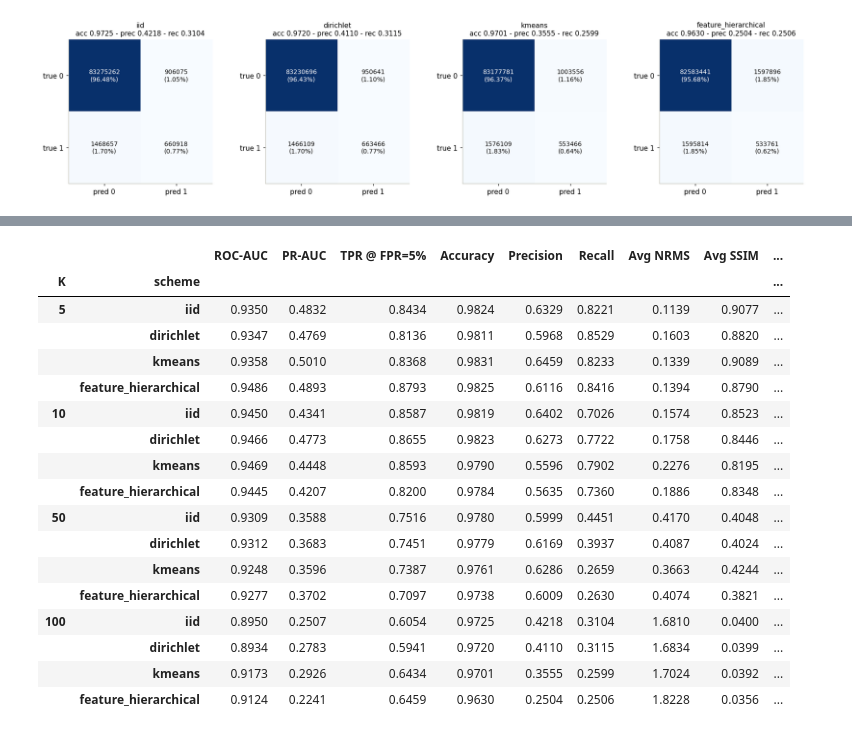
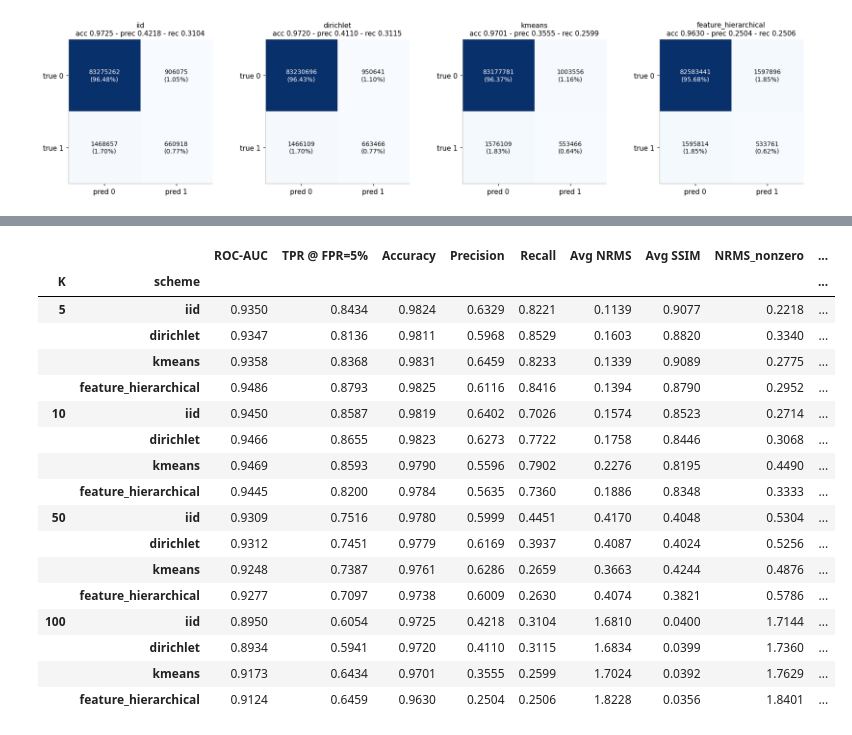
Before and after one commit to beppSpedicato/FedCircuitNet, a Jupyter notebook: show_sweep_clients_result.ipynb, the cells around one changed output, grey strips where cells are left out. Drawn from its saved outputs; the diff is of its cells as text; code cells hidden in the pictures.

```diff
--- a/show_sweep_clients_result.ipynb
+++ b/show_sweep_clients_result.ipynb
@@ -496,22 +414,0 @@ if not partition_df.empty:
-# %%
-# Cross-size comparison of the partition statistics.
-if not partition_df.empty:
-    panels = [
-        ('mean JS (design, clock, util)', 'mean JS vs global (bits)'),
-        ('size CV', 'client-size CV'),
-        ('clients < E*B', 'clients below E*B (share)'),
-    ]
-    fig, axes = plt.subplots(1, len(panels), figsize=(4.6 * len(panels), 3.6), constrained_layout=True)
-    for ax, (col, title) in zip(axes, panels):
-        for scheme in SCHEMES:
-            if scheme not in partition_df.index.get_level_values('scheme'):
-                continue
-            sub = partition_df.xs(scheme, level='scheme')
-            y = sub[col] / sub['clients'] if col == 'clients < E*B' else sub[col]
-            ax.plot(sub.index, y, color=SCHEME_COLOR[scheme], marker=SCHEME_MARKER[scheme], label=scheme)
-        ax.set_title(title)
-        log_k_axis(ax)
-    scheme_legend(axes[0])
-    fig.suptitle('Partition statistics across participation sizes')
-    plt.show()
-    plt.close(fig)
@@ -894,10 +781,6 @@ def plot_roc(ax, c, color, label):
     ax.plot(f, t, color=color, label=f"{label} (ROC-AUC={c['roc_auc']:.4f})")
 
 
-def plot_pr(ax, c, color, label):
-    ax.plot(c['recall'], c['precision'], color=color, label=f"{label} (PR-AUC={c['pr_auc']:.4f})")
-
-
 def finish(ax, kind, title):
     if kind == 'roc':
         ax.plot([0, MAX_FPR], [0, MAX_FPR], linestyle='--', color=MUTED, linewidth=1)
@@ -913,8 +796,7 @@ def finish(ax, kind, title):
     if ax.lines:
         ax.legend(fontsize=7, loc='center right' if kind == 'roc' else 'lower left')
 
-
-for kind, plot in (('roc', plot_roc), ('pr', plot_pr)):
+for kind, plot in [('roc', plot_roc)]:
     if not any(curves.values()):
         break
     # One panel per K, schemes overlaid.
@@ -998,6 +876,6 @@ From `drc_augmented_metrics.py` (`fedavg_drc_augmented_metrics_sweep_clients`, f
 # %%
-AUG_METRICS = ['NRMS', 'NRMS_design_with_violations', 'NRMS_nonzero',
-               'MAE', 'MAE_design_with_violations', 'MAE_nonzero']
+AUG_METRICS = ['NRMS', 'NRMS_nonzero',
+               'MAE', 'MAE_nonzero']
 
 aug_rows, aug_values = [], {}
 for scheme, K, run in ordered(aug_runs):
@@ -1058,53 +927,50 @@ for K in KS:
     for scheme in SCHEMES:
         key = (scheme, K)
         if key not in test_runs and key not in aug_runs:
             continue
         run = test_runs.get(key)
         c = curves.get(key) or {}
         cm = confusions.get(key)
         vals = test_values.get(key, {})
         row = {
             'K': K,
             'scheme': scheme,
             'ROC-AUC': c.get('roc_auc', np.nan),
-            'PR-AUC': c.get('pr_auc', np.nan),
             'TPR @ FPR=5%': c.get('tpr@fpr5', np.nan),
             'Accuracy': last_value(run, 'Test Accuracy', {'subset': 'test'}) if run else np.nan,
             'Precision': last_value(run, 'Test Precision', {'subset': 'test'}) if run else np.nan,
             'Recall': cm[1, 1] / cm[1].sum() if cm is not None and cm[1].sum() else np.nan,
             'Avg NRMS': float(vals['NRMS'].mean()) if vals.get('NRMS', np.array([])).size else np.nan,
             'Avg SSIM': float(vals['SSIM'].mean()) if vals.get('SSIM', np.array([])).size else np.nan,
         }
         for metric in ('NRMS_nonzero', 'MAE_nonzero'):
             row[metric] = aug_df.loc[key[::-1], metric] if not aug_df.empty and key[::-1] in aug_df.index else np.nan
         if not loss_df.empty and key[::-1] in loss_df.index:
             row[f'train loss (last {SMOOTH})'] = loss_df.loc[key[::-1], f'mean loss, last {SMOOTH} rounds']
-        if not comm_df.empty and key[::-1] in comm_df.index:
-            row['total comm (MB)'] = comm_df.loc[key[::-1], 'total comm (MB)']
         final_rows.append(row)
 
 final_df = pd.DataFrame(final_rows)
 if not final_df.empty:
     final_df = final_df.set_index(['K', 'scheme'])
     display(final_df.round(4))
 # %% [output]
-|  |  | ROC-AUC | PR-AUC | TPR @ FPR=5% | Accuracy | Precision | Recall | Avg NRMS | Avg SSIM | ... |
+|  |  | ROC-AUC | TPR @ FPR=5% | Accuracy | Precision | Recall | Avg NRMS | Avg SSIM | NRMS_nonzero | ... |
 | K | scheme |  |  |  |  |  |  |  |  | ... |
-| 5 | iid | 0.9350 | 0.4832 | 0.8434 | 0.9824 | 0.6329 | 0.8221 | 0.1139 | 0.9077 | ... |
-|  | dirichlet | 0.9347 | 0.4769 | 0.8136 | 0.9811 | 0.5968 | 0.8529 | 0.1603 | 0.8820 | ... |
-|  | kmeans | 0.9358 | 0.5010 | 0.8368 | 0.9831 | 0.6459 | 0.8233 | 0.1339 | 0.9089 | ... |
-|  | feature_hierarchical | 0.9486 | 0.4893 | 0.8793 | 0.9825 | 0.6116 | 0.8416 | 0.1394 | 0.8790 | ... |
-| 10 | iid | 0.9450 | 0.4341 | 0.8587 | 0.9819 | 0.6402 | 0.7026 | 0.1574 | 0.8523 | ... |
-|  | dirichlet | 0.9466 | 0.4773 | 0.8655 | 0.9823 | 0.6273 | 0.7722 | 0.1758 | 0.8446 | ... |
-|  | kmeans | 0.9469 | 0.4448 | 0.8593 | 0.9790 | 0.5596 | 0.7902 | 0.2276 | 0.8195 | ... |
-|  | feature_hierarchical | 0.9445 | 0.4207 | 0.8200 | 0.9784 | 0.5635 | 0.7360 | 0.1886 | 0.8348 | ... |
-| 50 | iid | 0.9309 | 0.3588 | 0.7516 | 0.9780 | 0.5999 | 0.4451 | 0.4170 | 0.4048 | ... |
-|  | dirichlet | 0.9312 | 0.3683 | 0.7451 | 0.9779 | 0.6169 | 0.3937 | 0.4087 | 0.4024 | ... |
-|  | kmeans | 0.9248 | 0.3596 | 0.7387 | 0.9761 | 0.6286 | 0.2659 | 0.3663 | 0.4244 | ... |
-|  | feature_hierarchical | 0.9277 | 0.3702 | 0.7097 | 0.9738 | 0.6009 | 0.2630 | 0.4074 | 0.3821 | ... |
-| 100 | iid | 0.8950 | 0.2507 | 0.6054 | 0.9725 | 0.4218 | 0.3104 | 1.6810 | 0.0400 | ... |
-|  | dirichlet | 0.8934 | 0.2783 | 0.5941 | 0.9720 | 0.4110 | 0.3115 | 1.6834 | 0.0399 | ... |
-|  | kmeans | 0.9173 | 0.2926 | 0.6434 | 0.9701 | 0.3555 | 0.2599 | 1.7024 | 0.0392 | ... |
-|  | feature_hierarchical | 0.9124 | 0.2241 | 0.6459 | 0.9630 | 0.2504 | 0.2506 | 1.8228 | 0.0356 | ... |
+| 5 | iid | 0.9350 | 0.8434 | 0.9824 | 0.6329 | 0.8221 | 0.1139 | 0.9077 | 0.2218 | ... |
+|  | dirichlet | 0.9347 | 0.8136 | 0.9811 | 0.5968 | 0.8529 | 0.1603 | 0.8820 | 0.3340 | ... |
+|  | kmeans | 0.9358 | 0.8368 | 0.9831 | 0.6459 | 0.8233 | 0.1339 | 0.9089 | 0.2775 | ... |
+|  | feature_hierarchical | 0.9486 | 0.8793 | 0.9825 | 0.6116 | 0.8416 | 0.1394 | 0.8790 | 0.2952 | ... |
+| 10 | iid | 0.9450 | 0.8587 | 0.9819 | 0.6402 | 0.7026 | 0.1574 | 0.8523 | 0.2714 | ... |
+|  | dirichlet | 0.9466 | 0.8655 | 0.9823 | 0.6273 | 0.7722 | 0.1758 | 0.8446 | 0.3068 | ... |
+|  | kmeans | 0.9469 | 0.8593 | 0.9790 | 0.5596 | 0.7902 | 0.2276 | 0.8195 | 0.4490 | ... |
+|  | feature_hierarchical | 0.9445 | 0.8200 | 0.9784 | 0.5635 | 0.7360 | 0.1886 | 0.8348 | 0.3333 | ... |
+| 50 | iid | 0.9309 | 0.7516 | 0.9780 | 0.5999 | 0.4451 | 0.4170 | 0.4048 | 0.5304 | ... |
+|  | dirichlet | 0.9312 | 0.7451 | 0.9779 | 0.6169 | 0.3937 | 0.4087 | 0.4024 | 0.5256 | ... |
+|  | kmeans | 0.9248 | 0.7387 | 0.9761 | 0.6286 | 0.2659 | 0.3663 | 0.4244 | 0.4876 | ... |
+|  | feature_hierarchical | 0.9277 | 0.7097 | 0.9738 | 0.6009 | 0.2630 | 0.4074 | 0.3821 | 0.5786 | ... |
+| 100 | iid | 0.8950 | 0.6054 | 0.9725 | 0.4218 | 0.3104 | 1.6810 | 0.0400 | 1.7144 | ... |
+|  | dirichlet | 0.8934 | 0.5941 | 0.9720 | 0.4110 | 0.3115 | 1.6834 | 0.0399 | 1.7360 | ... |
+|  | kmeans | 0.9173 | 0.6434 | 0.9701 | 0.3555 | 0.2599 | 1.7024 | 0.0392 | 1.7629 | ... |
+|  | feature_hierarchical | 0.9124 | 0.6459 | 0.9630 | 0.2504 | 0.2506 | 1.8228 | 0.0356 | 1.8401 | ... |
 # %%
 if not final_df.empty:
```
Also changed, not shown: parts of 15 cells of this notebook.
